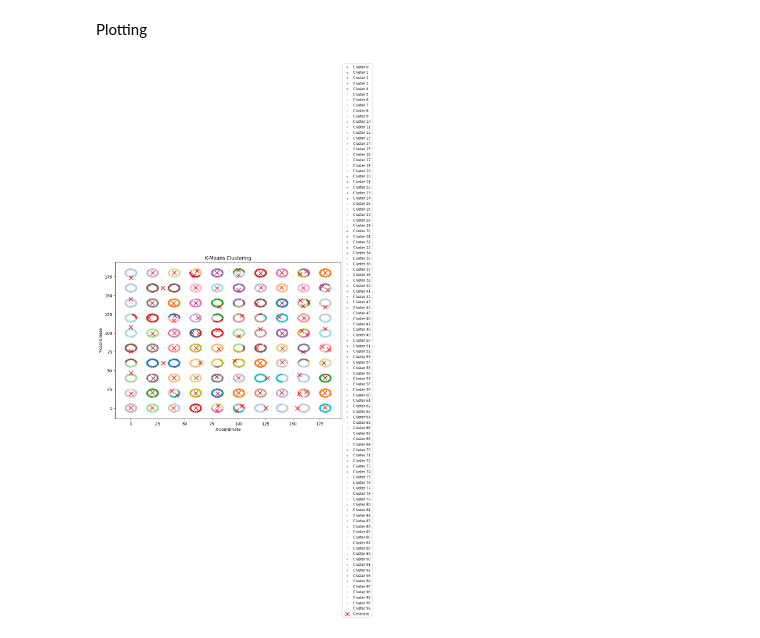
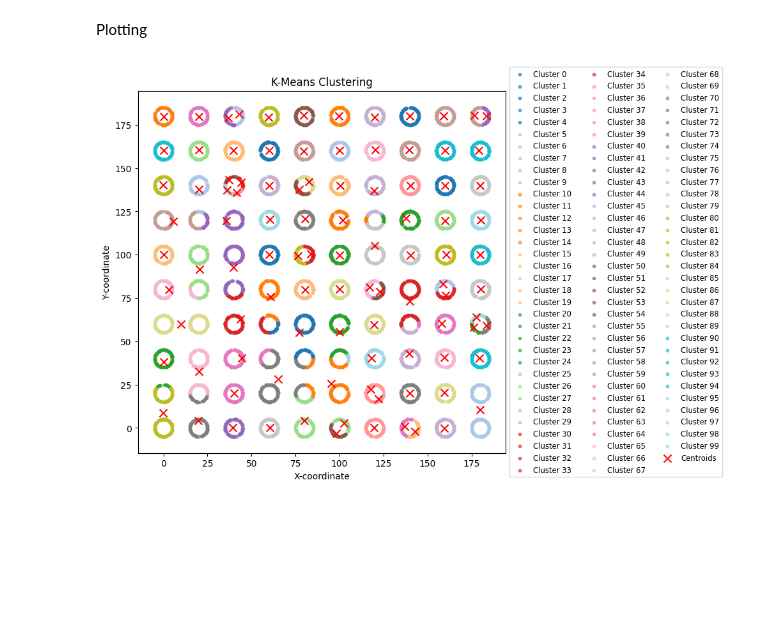
Before and after one commit to TheStair/DataMining, a Jupyter notebook: kmeans.ipynb, the cells around one changed output. Drawn from its saved outputs; the diff is of its cells as text; code cells hidden in the pictures; blank space fills up the shorter version.

```diff
--- a/kmeans.ipynb
+++ b/kmeans.ipynb
@@ -100,33 +95,34 @@ Plotting
 # %%
 def plot_clusters(data, clusters, centroids, k):
     plt.figure(figsize=(10, 7))
 
     #Assign unique colors to clusters
-    colors = plt.cm.get_cmap("tab20", k)
+    colors = plt.get_cmap("tab20", k)
 
     #Plotting each cluster
     for cluster_id in range(k):
         cluster_points = data[clusters == cluster_id]
         plt.scatter(cluster_points[:, 0], cluster_points[:, 1],
                     s=10, color=colors(cluster_id), label=f'Cluster {cluster_id}', alpha=0.6)
 
     #Plotting the centroids
     plt.scatter(centroids[:, 0], centroids[:, 1],
-                s=100, color='red', marker='x', label='Centroids')
+                s=75, color='red', marker='x', label='Centroids')
+
 
     #Add labels and legend
     plt.title("K-Means Clustering")
     plt.xlabel("X-coordinate")
     plt.ylabel("Y-coordinate")
 
     #Move the legend outside the plot
-    plt.legend(fontsize='small', loc='center left', bbox_to_anchor=(1, 0.5), ncol=1)
+    plt.legend(fontsize='small', loc='center left', bbox_to_anchor=(1, 0.5), ncol=3)
 
     plt.tight_layout()
     plt.show()
 
 clusters = np.array(clusters)
 
 plot_clusters(coordinates, clusters, centroids, k)
 # %% [output]
-[figure, old version]
+[figure, new version]
```
Also changed, not shown: parts of 3 cells of this notebook.
